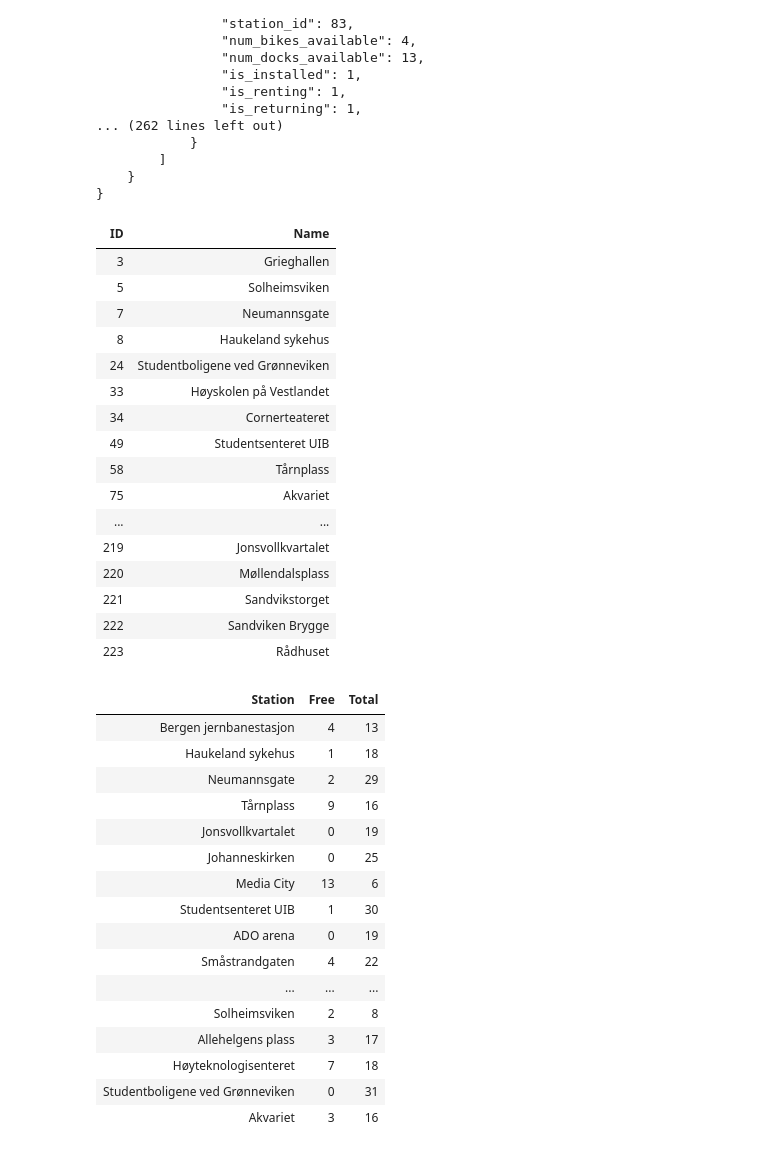
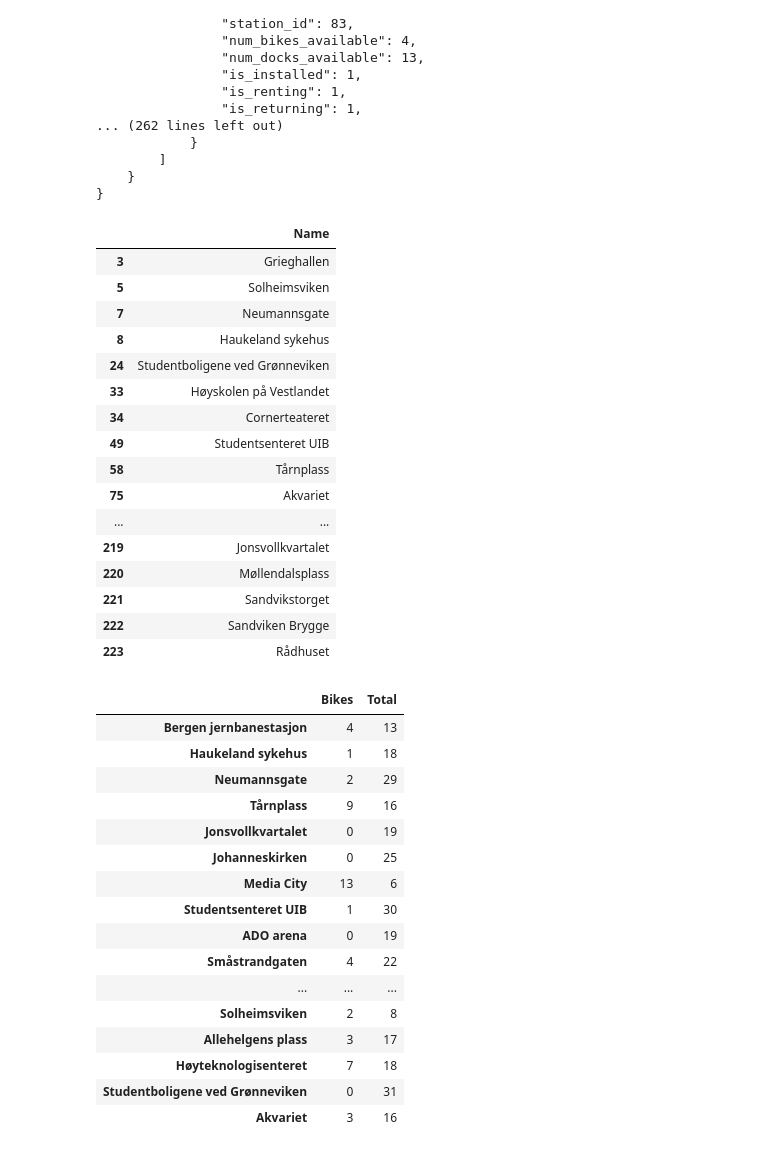
Before and after one commit to sondr3/jupyter-fun, a Jupyter notebook: Bergen Bysykkel API.ipynb, the cells around one changed output. Cells and saved outputs as stored; diff of their text form; code cells hidden in the pictures.

Commit message:
Add graphs, use pandas instead of tabulate

```diff
--- a/Bergen Bysykkel API.ipynb
+++ b/Bergen Bysykkel API.ipynb
@@ -83,17 +86,14 @@ print(json.dumps(station_status, indent=4, ensure_ascii=False))
     }
 }
 # %%
-stations = {}
-
 station_ids = [x['station_id'] for x in station_info['data']['stations']]
 station_names = [x['name'] for x in station_info['data']['stations']]
 
-for (id, name) in zip(station_ids, station_names):
-    stations.update({id: name})
+stations = {key: val for (key, val) in zip(station_ids, station_names)}
 
-display(HTML(tabulate([(k, v) for (k, v) in stations.items()], headers=["ID", "Name"], tablefmt='html')))
+pd.DataFrame.from_dict(stations, orient='index', columns=['Name'])
 # %% [output]
-| ID | Name |
+|  | Name |
 | 3 | Grieghallen |
 | 5 | Solheimsviken |
 | 7 | Neumannsgate |
@@ -113,15 +113,13 @@ display(HTML(tabulate([(k, v) for (k, v) in stations.items()], headers=["ID", "N
 # %%
 station_names = [stations[x['station_id']] for x in station_status['data']['stations']]
 available_bikes = [x['num_bikes_available'] for x in station_status['data']['stations']]
 available_docks = [x['num_docks_available'] for x in station_status['data']['stations']]
 
-table = []
-for (name, bikes, docks) in zip(station_names, available_bikes, available_docks):
-    table.append([name, bikes, docks])
+availability_by_station = {key: list(value) for (key, value) in zip(station_names, zip(available_bikes, available_docks))}
 
-display(HTML(tabulate(table, headers=["Station", "Free", "Total"], tablefmt='html')))
+pd.DataFrame.from_dict(availability_by_station, orient='index', columns=['Bikes', 'Total'])
 # %% [output]
-| Station | Free | Total |
+|  | Bikes | Total |
 | Bergen jernbanestasjon | 4 | 13 |
 | Haukeland sykehus | 1 | 18 |
 | Neumannsgate | 2 | 29 |
```
Also changed, not shown: parts of 2 cells of this notebook, 1 other file.
